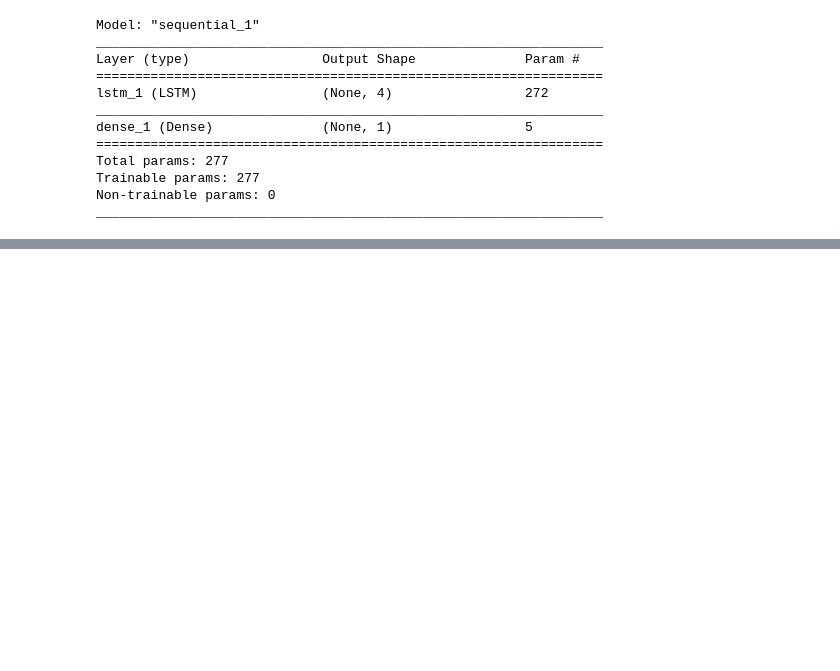
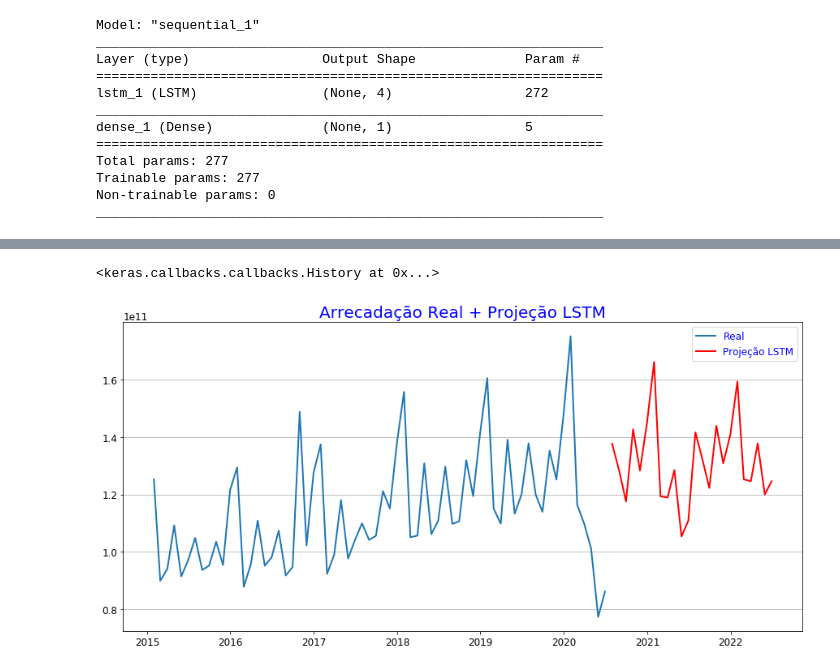
Before and after one commit to grmarcolini/TCC-Bigdata, a Jupyter notebook: 05.3-Machine_Learning-LSTM.ipynb, the cells around one changed output, grey strips where cells are left out. Cells and saved outputs as stored; diff of their text form; code cells hidden in the pictures; blank space fills up the shorter version.

```diff
--- a/05.3-Machine_Learning-LSTM.ipynb
+++ b/05.3-Machine_Learning-LSTM.ipynb
@@ -164,0 +174,4 @@ _________________________________________________________________
+# %%
+# Criar a base de dados para aprendizado supervisionado (X=t e Y=t+1)
+look_back = 12
+FCtrainX, FCtrainY = create_dataset(FCtrain, look_back)
@@ -164,0 +181,42 @@ _________________________________________________________________
+# %%
+# Fixando uma semente para repetição do resultado
+np.random.seed(1)
+
+# Cria e treina o modelo LSTM
+FCmodel = Sequential()
+FCmodel.add(LSTM(4, input_shape=(1, look_back)))
+FCmodel.add(Dense(1))
+FCmodel.compile(loss='mean_squared_error', optimizer='adam')
+FCmodel.fit(FCtrainX, FCtrainY, epochs=100, batch_size=1, verbose=0)
+# %% [output]
+<keras.callbacks.callbacks.History at 0x...>
+# %%
+# Realiza e projeção da arrecadação
+inputX = FCtrain[-look_back:]
+forecast = []
+
+nper=24 #Define o número de meses para a projeção
+
+for x in range(nper):
+    FCpredict = model.predict(inputX.reshape(1,1,look_back))
+    forecast = np.append(forecast, FCpredict)
+    inputX = np.append(inputX,FCpredict)
+    inputX = np.delete(inputX,0)
+# %%
+# Inverter a escala da projeção
+forecast = scaler.inverse_transform([forecast])
+# %%
+#Acrescenta data aos valores projetados
+date_range = pd.date_range(start='2020-07-31', periods=nper, freq='M')
+forecast = np.reshape(forecast, nper)
+forecast = pd.Series(forecast, index = date_range)
+# %%
+#Plota o resultado da projeção
+plt.title('Arrecadação Real + Projeção LSTM')
+plt.plot(df_real, label='Real')
+plt.plot(forecast, color='red', label='Projeção LSTM')
+plt.grid(True,axis='y')
+plt.legend(loc='best')
+plt.show()
+# %% [output]
+[figure, added]
```
Also changed, not shown: parts of 5 cells of this notebook.
